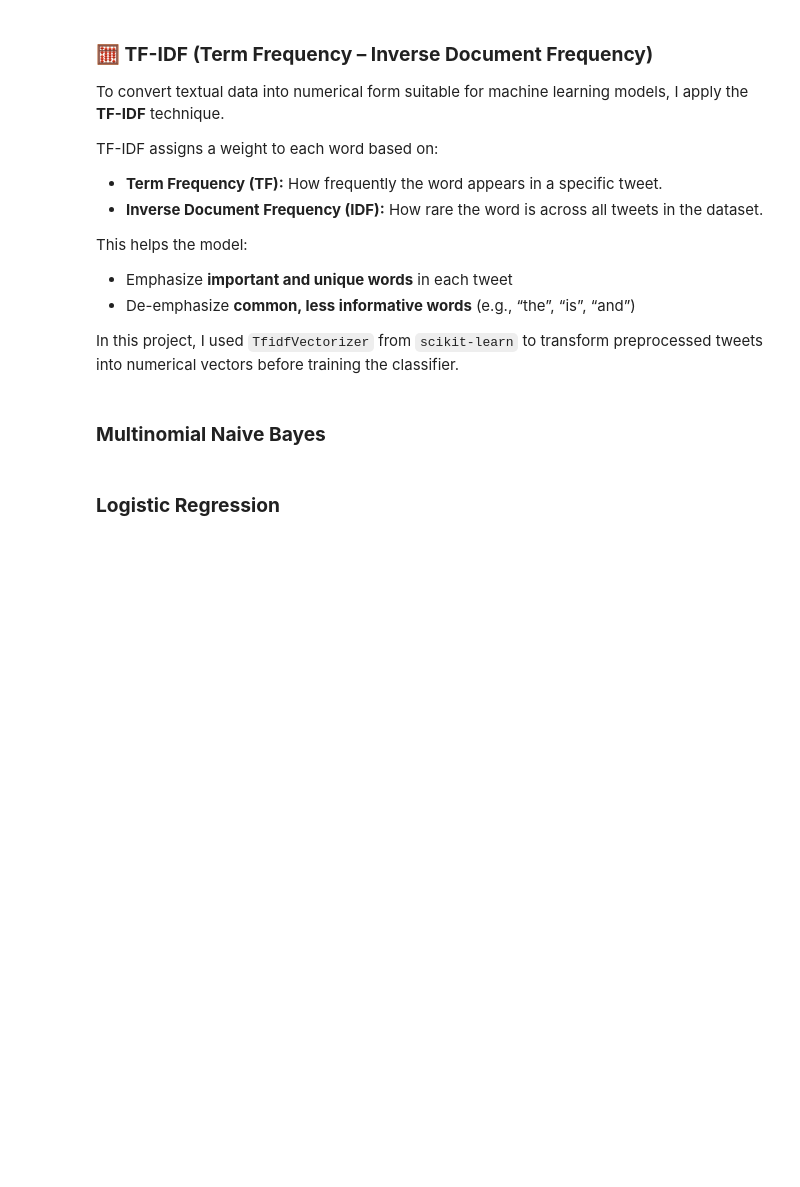
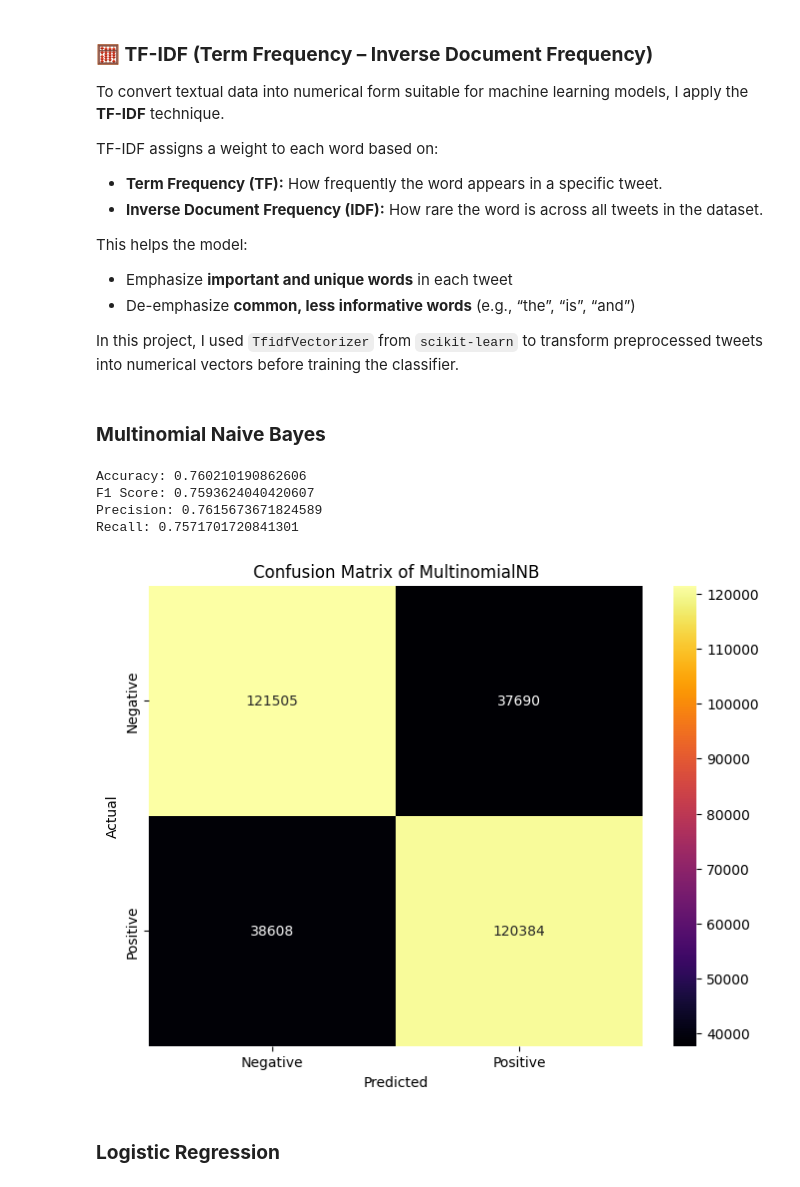
Before and after one commit to merttcetn/Tweet-Sentiment-Analysis, a Jupyter notebook: notebook.ipynb, the cells around one changed output. Cells and saved outputs as stored; diff of their text form; code cells hidden in the pictures; blank space fills up the shorter version.

Commit message:
additional graph

```diff
--- a/notebook.ipynb
+++ b/notebook.ipynb
@@ -512,3 +506,39 @@ print("\nConfusion Matrix:\n", confusion_matrix(y_test, y_pred))
+# %%
+from sklearn.naive_bayes import MultinomialNB
+from sklearn.metrics import confusion_matrix, accuracy_score, f1_score, precision_score, recall_score
+import seaborn as sns
+import matplotlib.pyplot as plt
+
+nb_model = MultinomialNB()
+nb_model.fit(X_train, y_train)
+y_pred = nb_model.predict(X_test)
+
+acc_nb = accuracy_score(y_test, y_pred)
+f1_nb = f1_score(y_test, y_pred)
+prec_nb = precision_score(y_test, y_pred)
+rec_nb = recall_score(y_test, y_pred)
+
+print("Accuracy:", acc_nb)
+print("F1 Score:", f1_nb)
+print("Precision:", prec_nb)
+print("Recall:", rec_nb)
+
+cm = confusion_matrix(y_test, y_pred)
+
+plt.figure(figsize=(8, 6))
+sns.heatmap(cm, annot=True, fmt='d', cmap='inferno',
+            xticklabels=["Negative", "Positive"],
+            yticklabels=["Negative", "Positive"])
+plt.xlabel('Predicted')
+plt.ylabel('Actual')
+plt.title('Confusion Matrix of MultinomialNB')
+plt.show()
+# %% [output]
+Accuracy: 0.760210190862606
+F1 Score: 0.7593624040420607
+Precision: 0.7615673671824589
+Recall: 0.7571701720841301
+[figure, added]
 # %% [markdown]
 ### **Logistic Regression**
 # %%
```
Also changed, not shown: parts of 7 cells of this notebook.
